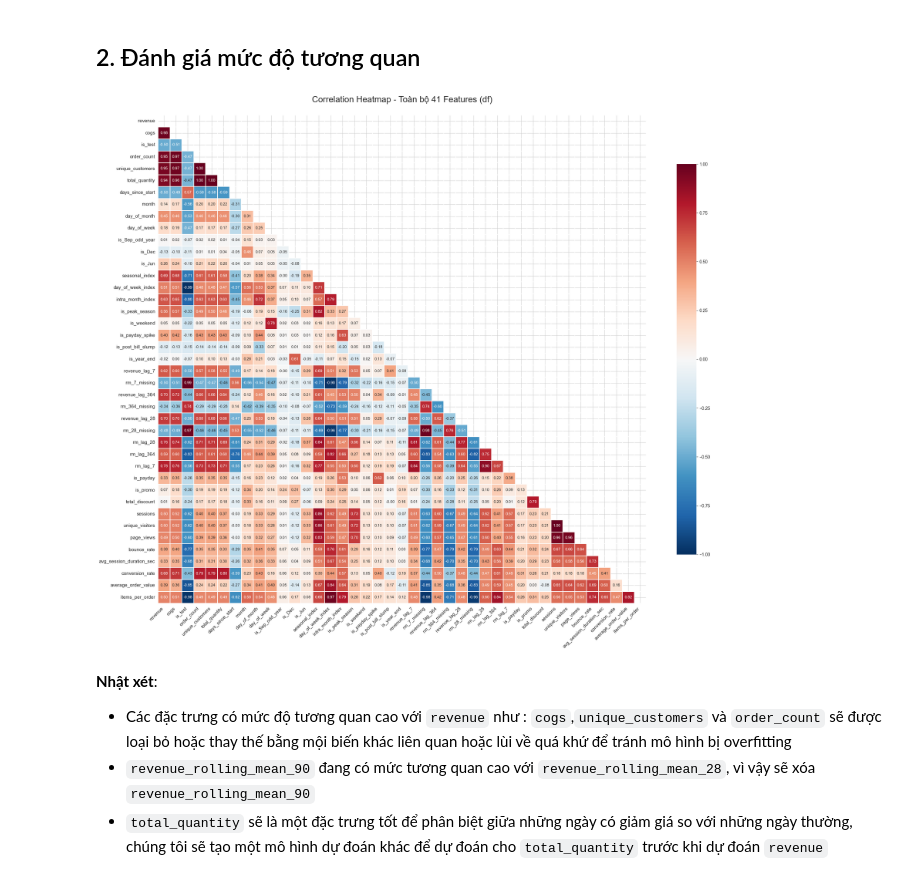
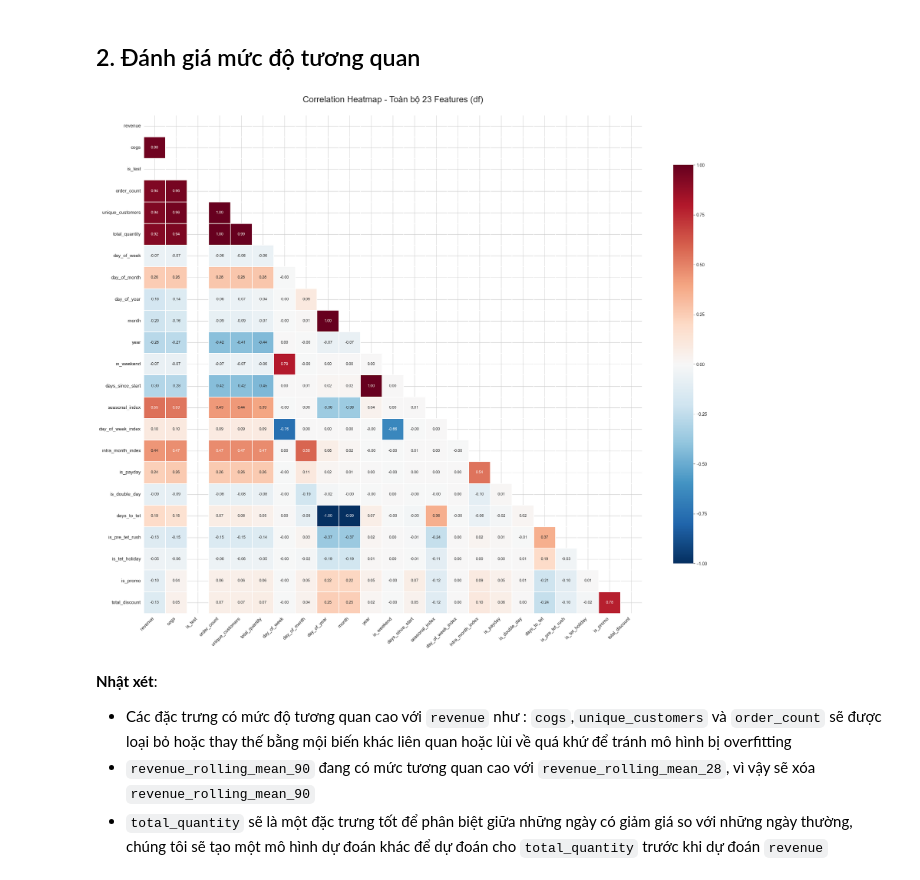
Before and after one commit to anhthu0910/vimchanhxa-datathon, a Jupyter notebook: notebooks/06_FEATURES_ENGINEER_.ipynb, the cells around one changed output. Cells and saved outputs as stored; diff of their text form; code cells hidden in the pictures.

```diff
--- a/notebooks/06_FEATURES_ENGINEER_.ipynb
+++ b/notebooks/06_FEATURES_ENGINEER_.ipynb
@@ -37,6 +37,6 @@ from src.visualization import *
 
 MODEL = 'CatBoost'
 # %%
-df = get_data_processed('final_features.csv')
+df = get_data_processed('final_m1.csv')
 df.head()
 # %% [output]
@@ -121,35 +121,35 @@ def plot_final_heatmap(df):
 
     # 3. Tạo mask che đi nửa trên để dễ nhìn hơn
     mask = np.triu(np.ones_like(corr, dtype=bool))
 
     # 4. Thiết lập kích thước lớn (20x16) để hiển thị rõ 26 features
     plt.figure(figsize=(22, 18))
 
     # 5. Vẽ heatmap
     sns.heatmap(
         corr,
         mask=mask,
         annot=True,          # Hiện số
         fmt=".2f",           # Lấy 2 chữ số thập phân
         cmap='RdBu_r',       # Màu Đỏ (dương) - Trắng (0) - Xanh (âm)
         center=0,
         vmin=-1, vmax=1,
         square=True,
         linewidths=.3,
         cbar_kws={"shrink": .8},
         annot_kws={"size": 9} # Cỡ chữ số nhỏ lại để không bị đè nhau
     )
 
     plt.title(f'Correlation Heatmap - Toàn bộ {n} Features (df)', fontsize=20, pad=30)
     plt.xticks(rotation=45, ha='right', fontsize=11)
     plt.yticks(fontsize=11)
     plt.tight_layout()
     plt.show()
 
 # Thực thi vẽ biểu đồ
-plot_final_heatmap(df)
+plot_final_heatmap(df[df['is_test'] == 0])
 # %% [output]
-[figure, old version]
+[figure, new version]
 # %% [markdown]
 **Nhật xét**:
 - Các đặc trưng có mức độ tương quan cao với `revenue` như : `cogs`,`unique_customers` và `order_count` sẽ được loại bỏ hoặc thay thế bằng mội biến khác liên quan hoặc lùi về quá khứ để tránh mô hình bị overfitting
```
Also changed, not shown: parts of 2 cells of this notebook, 3 other files.
